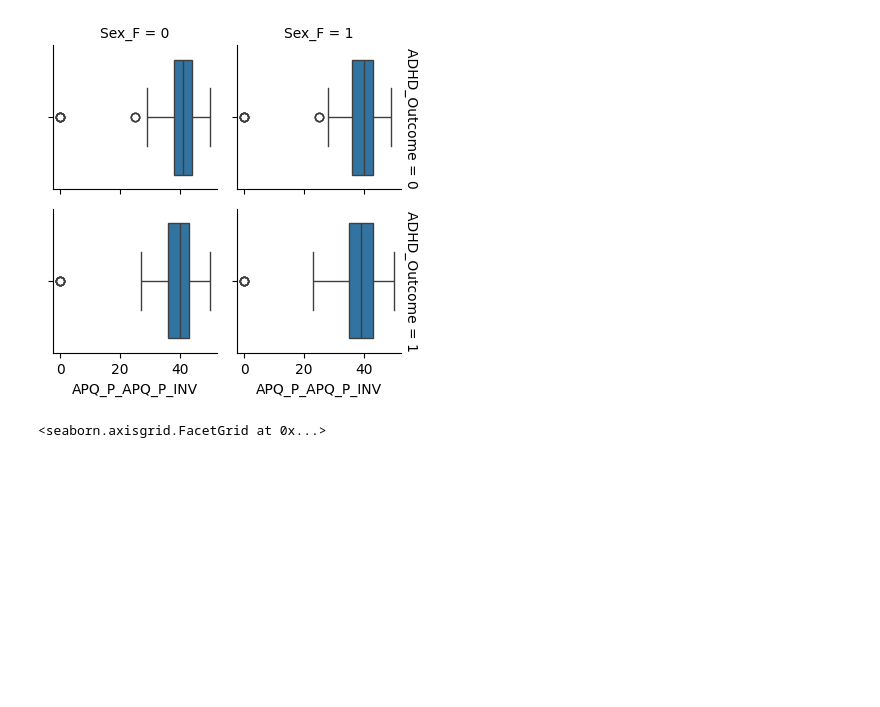
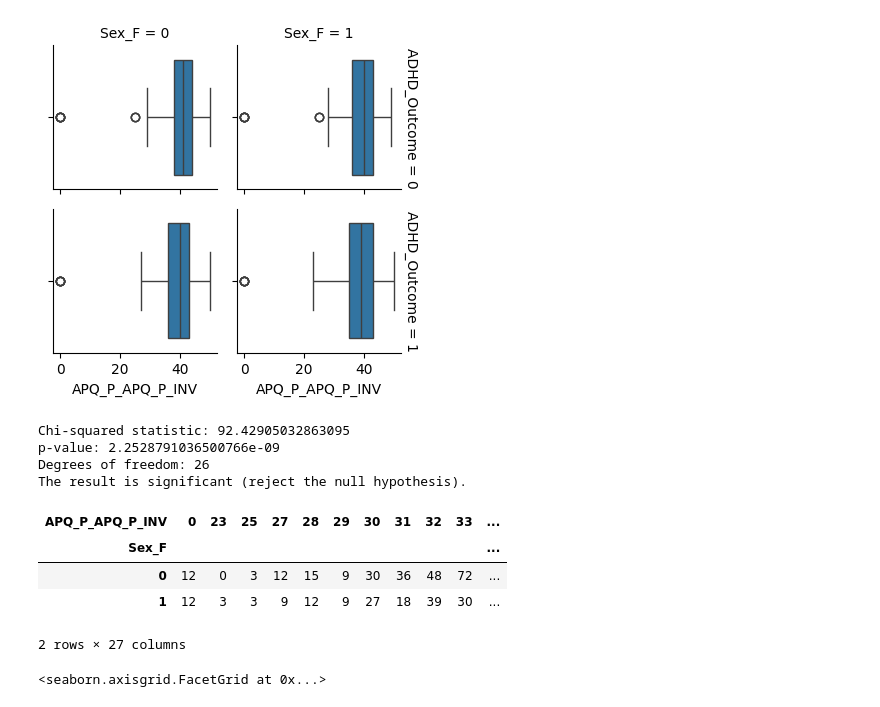
Before and after one commit to skompalli/wids-datathon-sp25, a Jupyter notebook: suparna-workspace/suparna_exploration.ipynb, the cells around one changed output. Saved outputs shown, nothing was run; the diff lists cells and outputs as text; code cells hidden in the pictures; blank space fills up the shorter version.

```diff
--- a/suparna-workspace/suparna_exploration.ipynb
+++ b/suparna-workspace/suparna_exploration.ipynb
@@ -59,6 +135,30 @@ g.map(sns.boxplot, 'APQ_P_APQ_P_INV')
 # %% [output]
 <seaborn.axisgrid.FacetGrid at 0x...>
 [figure]
+# %%
+contingency_table = pd.crosstab([cp_sol['ADHD_Outcome'], cp_sol['Sex_F']], cp_sol['APQ_P_APQ_P_INV'])
+# Perform Chi-squared test
+chi2, p, dof, expected = chi2_contingency(contingency_table)
+print("Chi-squared statistic:", chi2)
+print("p-value:", p)
+print("Degrees of freedom:", dof)
+
+# Interpretation
+if p < 0.05:
+    print("The result is significant (reject the null hypothesis).")
+else:
+    print("The result is not significant (fail to reject the null hypothesis).")
+contingency_table
+# %% [output]
+Chi-squared statistic: 92.42905032863095
+p-value: 2.2528791036500766e-09
+Degrees of freedom: 26
+The result is significant (reject the null hypothesis).
+| APQ_P_APQ_P_INV | 0 | 23 | 25 | 27 | 28 | 29 | 30 | 31 | 32 | 33 | ... |
+| Sex_F |  |  |  |  |  |  |  |  |  |  | ... |
+| 0 | 12 | 0 | 3 | 12 | 15 | 9 | 30 | 36 | 48 | 72 | ... |
+| 1 | 12 | 3 | 3 | 9 | 12 | 9 | 27 | 18 | 39 | 30 | ... |
+2 rows × 27 columns
 # %%
 cp = df[["participant_id", "APQ_P_APQ_P_OPD"]]
 cp_sol = pd.merge(cp, solutions, on='participant_id', how='left').drop(columns="participant_id")
```
Also changed, not shown: parts of 3 cells of this notebook.
